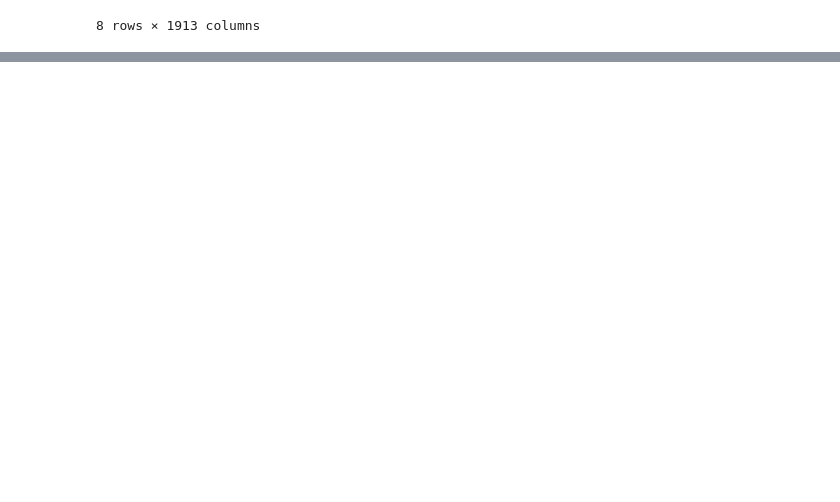
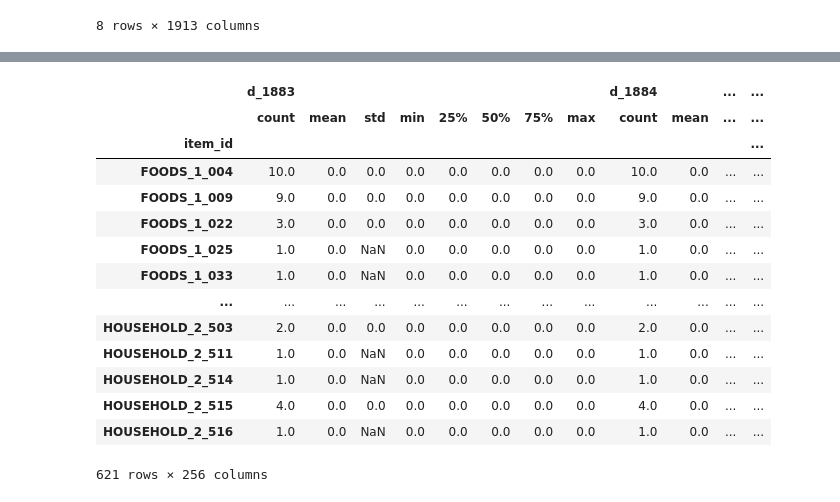
Before and after one commit to TAIR-Project/kaggle-m5-accuracy, a Jupyter notebook: ◎200331takemi_データの可視化_データ調べ-itemの連続性-checkpoint.ipynb, the cells around one changed output, grey strips where cells are left out. Cells and saved outputs as stored; diff of their text form; code cells hidden in the pictures; blank space fills up the shorter version.

```diff
--- a/200331takemi_データの可視化_データ調べ-itemの連続性-checkpoint.ipynb
+++ b/◎200331takemi_データの可視化_データ調べ-itemの連続性-checkpoint.ipynb
@@ -134,7 +145,7 @@ sales_train_validation[(sales_train_validation['d_1913']==0)&(sales_train_valida
 # %%
-#d_1883～d_1913に限定
-sales_train_validation=sales_train_validation.iloc[:,1884:1914]
-sales_train_validation.sum(axis=1)
+#item_id,store_id,d_1883～d_1913に限定
+sales_train_validation=sales_train_validation.iloc[:,[0,1,1884,1885,1886,1887,1888,1889,1890,1891,1892,1893,1894,1895,1896,1897,1898,1899,1900,1901,1902,1903,1904,1905,1906,1907,1908,1909,1910,1911,1912,1913,1914]]
+sales_train_validation.sum(numeric_only=True,axis=1)
 # sales_train_validation["sum"]=sales_train_validation["d_1913"]+sales_train_validation["d_1912"]
 # sales_train_validation
 # %% [output]
@@ -152 +163,5 @@ sales_train_validation.sum(axis=1)
 Length: 30490, dtype: int64
+# %%
+#数値データd_1883～d_1913までの合計をカラム"sum"に代入
+sales_train_validation["sum"]=sales_train_validation.sum(numeric_only=True,axis=1)
+sales_train_validation
@@ -153,3 +187,2 @@ Length: 30490, dtype: int64
 # %%
-sales_train_validation["sum"]=sales_train_validation.sum(axis=1)
-sales_train_validation[sales_train_validation["sum"]==0]
+sales_train_validation=sales_train_validation[sales_train_validation["sum"]==0]
@@ -169,0 +193,18 @@ sales_train_validation[sales_train_validation["sum"]==0]
+# %%
+sales_train_validation.groupby('item_id').describe()
+# %% [output]
+|  | d_1883 |  |  |  |  |  |  |  | d_1884 |  | ... | ... |
+|  | count | mean | std | min | 25% | 50% | 75% | max | count | mean | ... | ... |
+| item_id |  |  |  |  |  |  |  |  |  |  |  | ... |
+| FOODS_1_004 | 10.0 | 0.0 | 0.0 | 0.0 | 0.0 | 0.0 | 0.0 | 0.0 | 10.0 | 0.0 | ... | ... |
+| FOODS_1_009 | 9.0 | 0.0 | 0.0 | 0.0 | 0.0 | 0.0 | 0.0 | 0.0 | 9.0 | 0.0 | ... | ... |
+| FOODS_1_022 | 3.0 | 0.0 | 0.0 | 0.0 | 0.0 | 0.0 | 0.0 | 0.0 | 3.0 | 0.0 | ... | ... |
+| FOODS_1_025 | 1.0 | 0.0 | NaN | 0.0 | 0.0 | 0.0 | 0.0 | 0.0 | 1.0 | 0.0 | ... | ... |
+| FOODS_1_033 | 1.0 | 0.0 | NaN | 0.0 | 0.0 | 0.0 | 0.0 | 0.0 | 1.0 | 0.0 | ... | ... |
+| ... | ... | ... | ... | ... | ... | ... | ... | ... | ... | ... | ... | ... |
+| HOUSEHOLD_2_503 | 2.0 | 0.0 | 0.0 | 0.0 | 0.0 | 0.0 | 0.0 | 0.0 | 2.0 | 0.0 | ... | ... |
+| HOUSEHOLD_2_511 | 1.0 | 0.0 | NaN | 0.0 | 0.0 | 0.0 | 0.0 | 0.0 | 1.0 | 0.0 | ... | ... |
+| HOUSEHOLD_2_514 | 1.0 | 0.0 | NaN | 0.0 | 0.0 | 0.0 | 0.0 | 0.0 | 1.0 | 0.0 | ... | ... |
+| HOUSEHOLD_2_515 | 4.0 | 0.0 | 0.0 | 0.0 | 0.0 | 0.0 | 0.0 | 0.0 | 4.0 | 0.0 | ... | ... |
+| HOUSEHOLD_2_516 | 1.0 | 0.0 | NaN | 0.0 | 0.0 | 0.0 | 0.0 | 0.0 | 1.0 | 0.0 | ... | ... |
+621 rows × 256 columns
```
Also changed, not shown: parts of 11 cells of this notebook, 1 other file.
